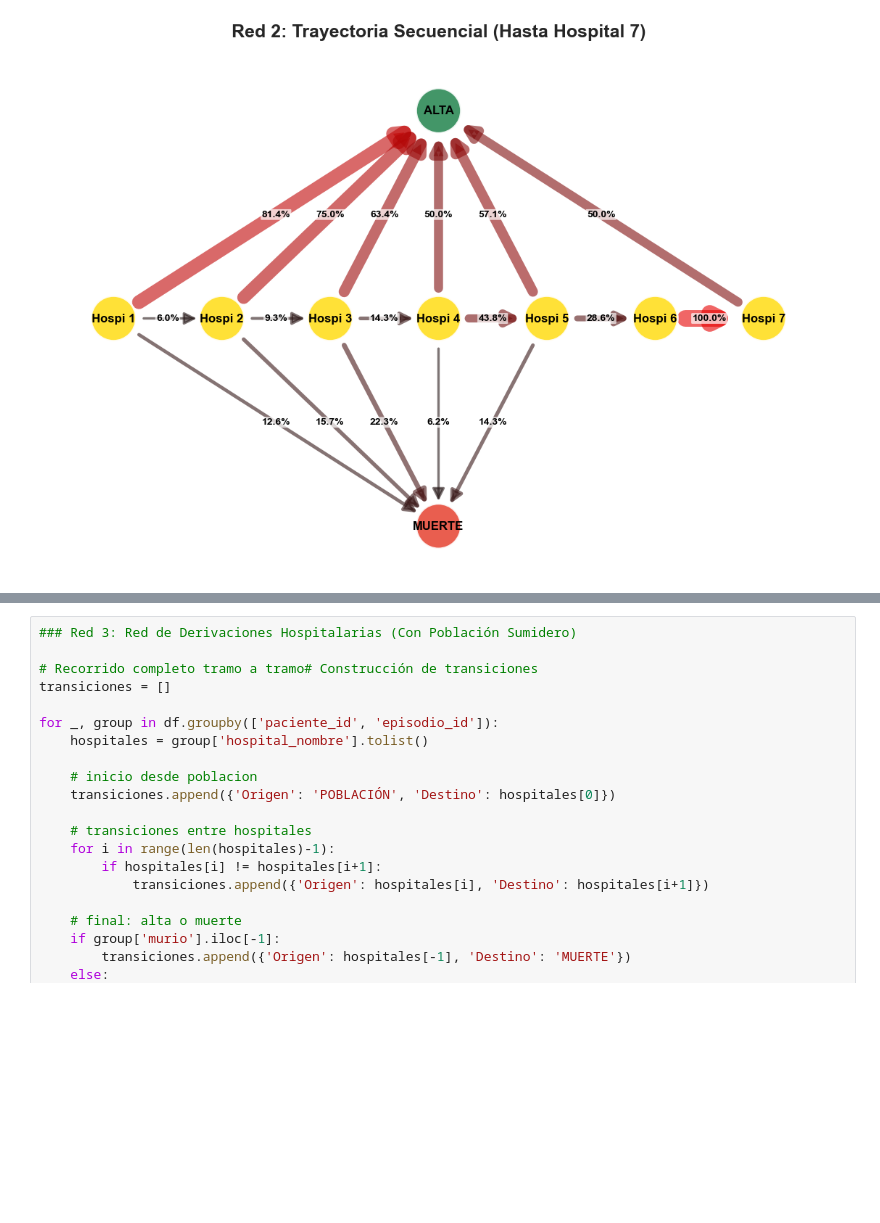
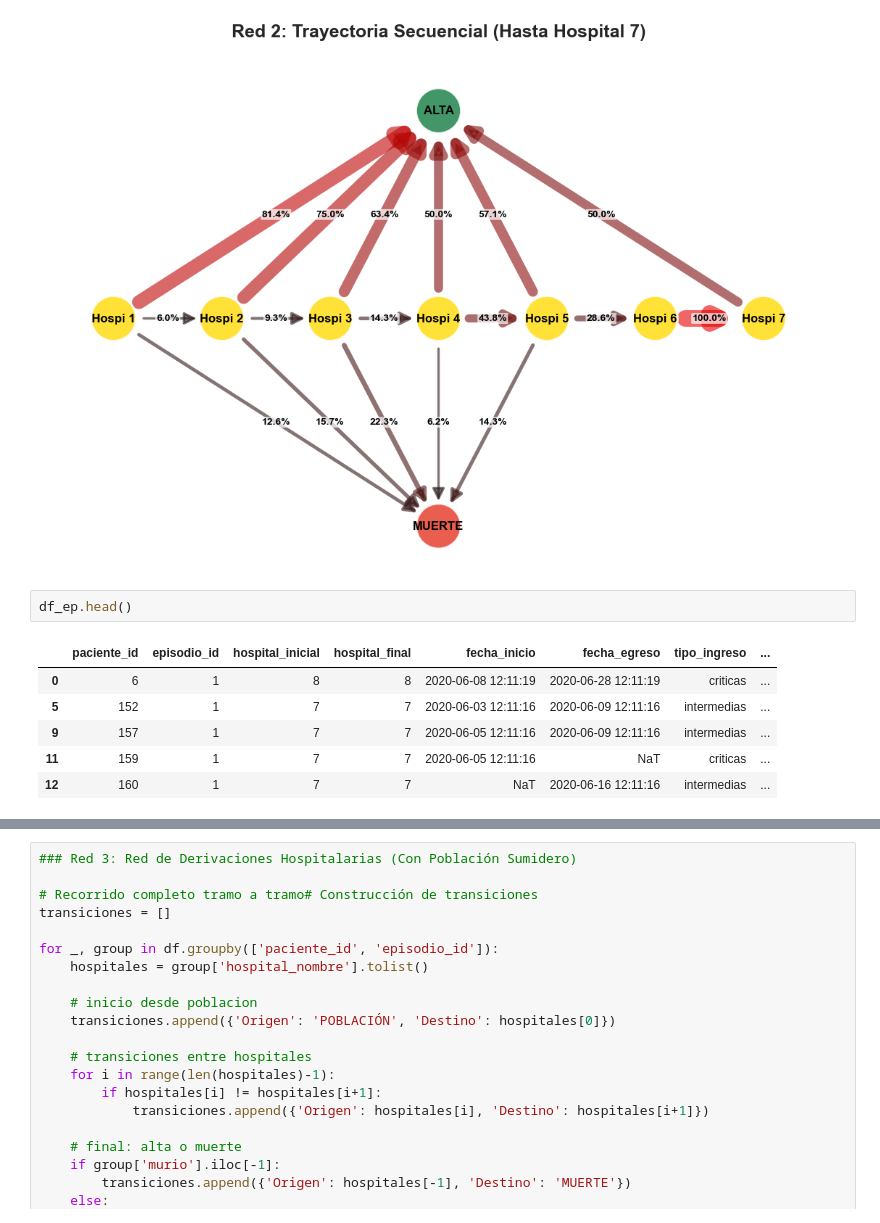
Before and after one commit to micagonzdark/RedesHospitales, a Jupyter notebook: notebooks/03_trayectorias_pacientes.ipynb, the cells around one changed output, grey strips where cells are left out. Saved outputs shown, nothing was run; the diff lists cells and outputs as text; blank space fills up the shorter version.

```diff
--- a/notebooks/03_trayectorias_pacientes.ipynb
+++ b/notebooks/03_trayectorias_pacientes.ipynb
@@ -542,4 +569,13 @@ graficar_grafo_transicion(matriz_seq, 'Red 2: Trayectoria Secuencial (Hasta Hosp
 | Hospi 6 | 2 | 100.0% | 0.0% | 0.0% |
 | Hospi 7 | 2 | 50.0% | 0.0% | 50.0% |
 [figure]
+# %%
+df_ep.head()
+# %% [output]
+|  | paciente_id | episodio_id | hospital_inicial | hospital_final | fecha_inicio | fecha_egreso | tipo_ingreso | ... |
+| 0 | 6 | 1 | 8 | 8 | 2020-06-08 12:11:19 | 2020-06-28 12:11:19 | criticas | ... |
+| 5 | 152 | 1 | 7 | 7 | 2020-06-03 12:11:16 | 2020-06-09 12:11:16 | intermedias | ... |
+| 9 | 157 | 1 | 7 | 7 | 2020-06-05 12:11:16 | 2020-06-09 12:11:16 | intermedias | ... |
+| 11 | 159 | 1 | 7 | 7 | 2020-06-05 12:11:16 | NaT | criticas | ... |
+| 12 | 160 | 1 | 7 | 7 | NaT | 2020-06-16 12:11:16 | intermedias | ... |
 # %%
```
Also changed, not shown: parts of 13 cells of this notebook, 5 other files.
